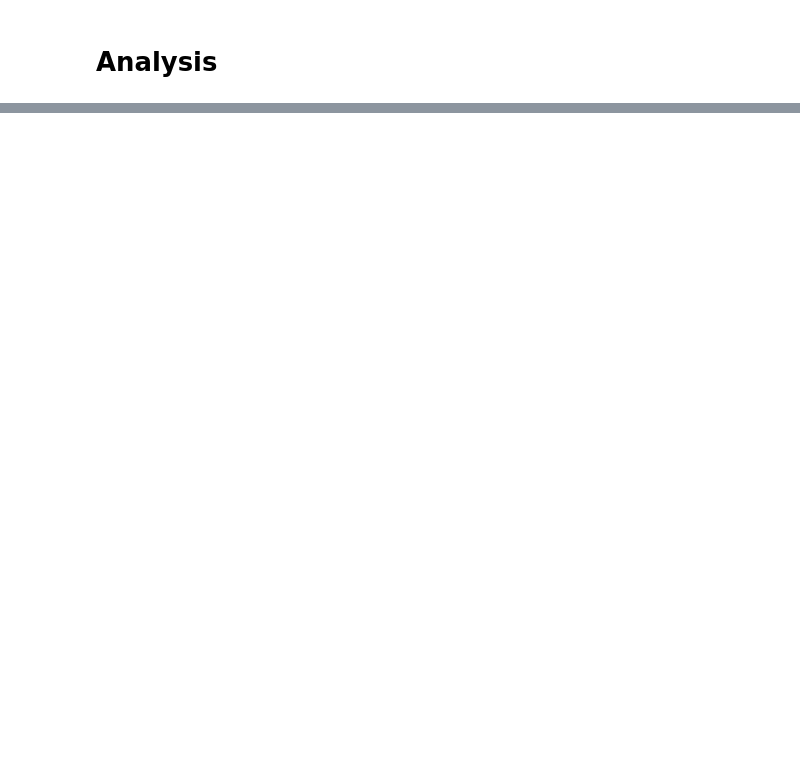
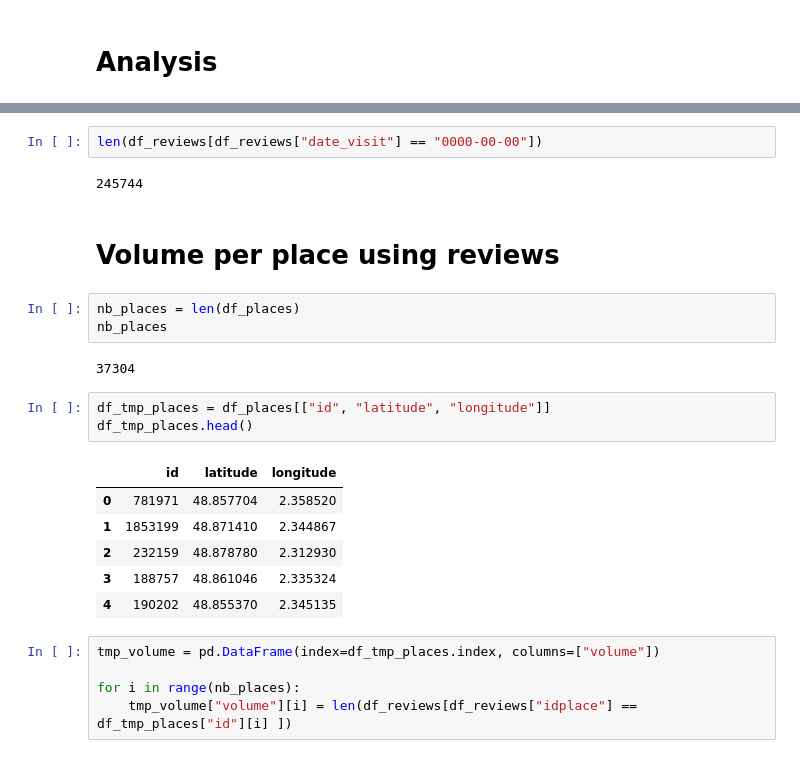
Before and after one commit to Yaskomega/TourismIndicator, a Jupyter notebook: graph.ipynb, the cells around one changed output, grey strips where cells are left out. Drawn from its saved outputs; the diff is of its cells as text; blank space fills up the shorter version.

```diff
--- a/graph.ipynb
+++ b/graph.ipynb
@@ -82,0 +105,26 @@ m
+# %%
+len(df_reviews[df_reviews["date_visit"] == "0000-00-00"])
+# %% [output]
+245744
+# %% [markdown]
+# Volume per place using reviews
+# %%
+nb_places = len(df_places)
+nb_places
+# %% [output]
+37304
+# %%
+df_tmp_places = df_places[["id", "latitude", "longitude"]]
+df_tmp_places.head()
+# %% [output]
+|  | id | latitude | longitude |
+| 0 | 781971 | 48.857704 | 2.358520 |
+| 1 | 1853199 | 48.871410 | 2.344867 |
+| 2 | 232159 | 48.878780 | 2.312930 |
+| 3 | 188757 | 48.861046 | 2.335324 |
+| 4 | 190202 | 48.855370 | 2.345135 |
+# %%
+tmp_volume = pd.DataFrame(index=df_tmp_places.index, columns=["volume"])
+
+for i in range(nb_places):
+    tmp_volume["volume"][i] = len(df_reviews[df_reviews["idplace"] == df_tmp_places["id"][i] ])
```
Also changed, not shown: parts of 22 cells of this notebook, 5 other files.
